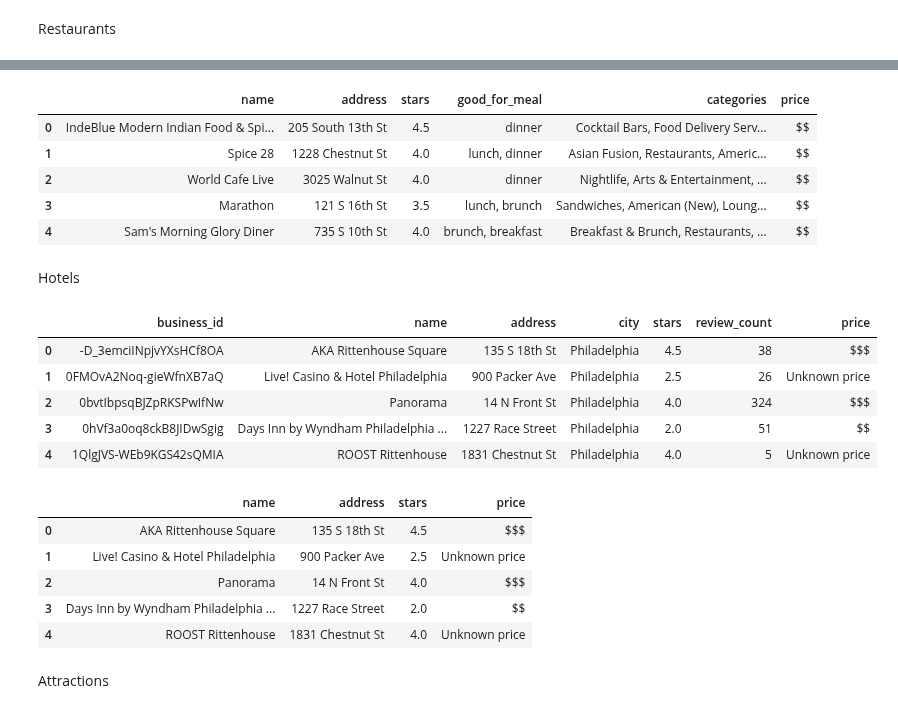
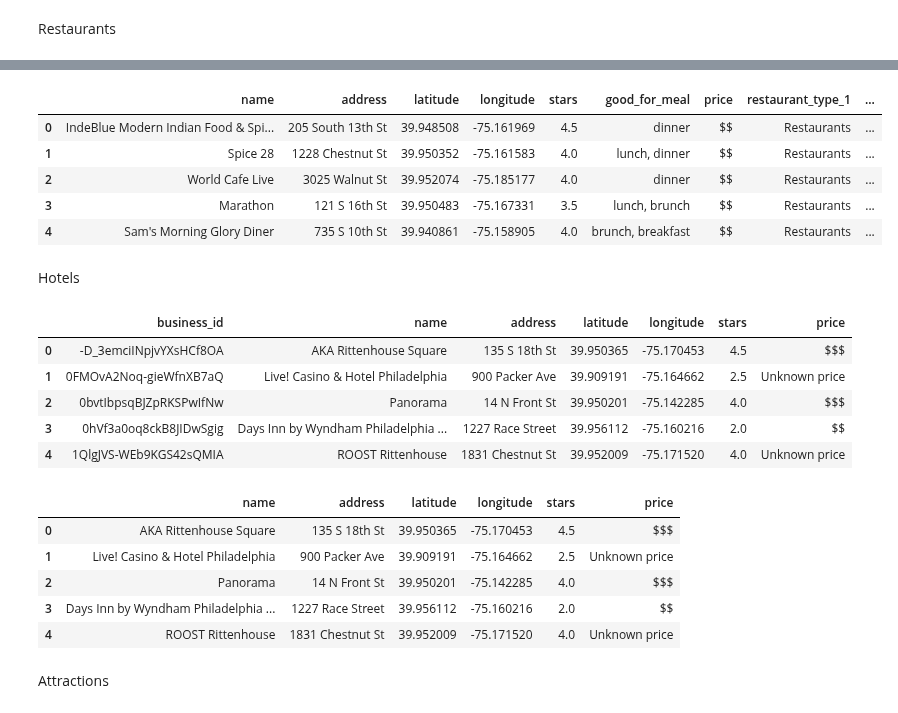
Before and after one commit to EthanWTL/Travel-Planning-AI, a Jupyter notebook: YelpDataSetCreation.ipynb, the cells around one changed output, grey strips where cells are left out. Saved outputs shown, nothing was run; the diff lists cells and outputs as text; code cells hidden in the pictures.

Commit message:
finish the task 1 dataset

```diff
--- a/YelpDataSetCreation.ipynb
+++ b/YelpDataSetCreation.ipynb
@@ -729,7 +729,7 @@ import json
 import pandas as pd
 
 data = []
-with open('Datasets/Restaurants_pruned.jsonl', 'r') as f:
+with open('Datasets/Restaurants_task1.jsonl', 'r') as f:
     for line in f:
         data.append(json.loads(line))
 
@@ -745,11 +745,11 @@ df.head()
 # %%
-df = df.loc[:, ['name', 'address', 'stars', 'good_for_meal', 'categories', 'price']]
+df = df.loc[:, ['name', 'address', 'latitude','longitude', 'stars', 'good_for_meal', 'price', 'restaurant_type_1','restaurant_type_2','cuisine_1','cuisine_2','perks']]
 df.head()
 # %% [output]
-|  | name | address | stars | good_for_meal | categories | price |
-| 0 | IndeBlue Modern Indian Food & Spi... | 205 South 13th St | 4.5 | dinner | Cocktail Bars, Food Delivery Serv... | $$ |
-| 1 | Spice 28 | 1228 Chestnut St | 4.0 | lunch, dinner | Asian Fusion, Restaurants, Americ... | $$ |
-| 2 | World Cafe Live | 3025 Walnut St | 4.0 | dinner | Nightlife, Arts & Entertainment, ... | $$ |
-| 3 | Marathon | 121 S 16th St | 3.5 | lunch, brunch | Sandwiches, American (New), Loung... | $$ |
-| 4 | Sam's Morning Glory Diner | 735 S 10th St | 4.0 | brunch, breakfast | Breakfast & Brunch, Restaurants, ... | $$ |
+|  | name | address | latitude | longitude | stars | good_for_meal | price | restaurant_type_1 | ... |
+| 0 | IndeBlue Modern Indian Food & Spi... | 205 South 13th St | 39.948508 | -75.161969 | 4.5 | dinner | $$ | Restaurants | ... |
+| 1 | Spice 28 | 1228 Chestnut St | 39.950352 | -75.161583 | 4.0 | lunch, dinner | $$ | Restaurants | ... |
+| 2 | World Cafe Live | 3025 Walnut St | 39.952074 | -75.185177 | 4.0 | dinner | $$ | Restaurants | ... |
+| 3 | Marathon | 121 S 16th St | 39.950483 | -75.167331 | 3.5 | lunch, brunch | $$ | Restaurants | ... |
+| 4 | Sam's Morning Glory Diner | 735 S 10th St | 39.940861 | -75.158905 | 4.0 | brunch, breakfast | $$ | Restaurants | ... |
 # %%
@@ -757,31 +757,28 @@ df.to_csv('Datasets/Restaurants.csv', index=False)
 # %% [markdown]
 Hotels
 # %%
-import json
-import pandas as pd
-
 data = []
-with open('Datasets/Hotels_pruned.jsonl', 'r') as f:
+with open('Datasets/Hotels_task1.jsonl', 'r') as f:
     for line in f:
         data.append(json.loads(line))
 
 df = pd.DataFrame(data)
 df.head()
 # %% [output]
-|  | business_id | name | address | city | stars | review_count | price |
-| 0 | -D_3emciINpjvYXsHCf8OA | AKA Rittenhouse Square | 135 S 18th St | Philadelphia | 4.5 | 38 | $$$ |
-| 1 | 0FMOvA2Noq-gieWfnXB7aQ | Live! Casino & Hotel Philadelphia | 900 Packer Ave | Philadelphia | 2.5 | 26 | Unknown price |
-| 2 | 0bvtIbpsqBJZpRKSPwIfNw | Panorama | 14 N Front St | Philadelphia | 4.0 | 324 | $$$ |
-| 3 | 0hVf3a0oq8ckB8JIDwSgig | Days Inn by Wyndham Philadelphia ... | 1227 Race Street | Philadelphia | 2.0 | 51 | $$ |
-| 4 | 1QlgJVS-WEb9KGS42sQMIA | ROOST Rittenhouse | 1831 Chestnut St | Philadelphia | 4.0 | 5 | Unknown price |
+|  | business_id | name | address | latitude | longitude | stars | price |
+| 0 | -D_3emciINpjvYXsHCf8OA | AKA Rittenhouse Square | 135 S 18th St | 39.950365 | -75.170453 | 4.5 | $$$ |
+| 1 | 0FMOvA2Noq-gieWfnXB7aQ | Live! Casino & Hotel Philadelphia | 900 Packer Ave | 39.909191 | -75.164662 | 2.5 | Unknown price |
+| 2 | 0bvtIbpsqBJZpRKSPwIfNw | Panorama | 14 N Front St | 39.950201 | -75.142285 | 4.0 | $$$ |
+| 3 | 0hVf3a0oq8ckB8JIDwSgig | Days Inn by Wyndham Philadelphia ... | 1227 Race Street | 39.956112 | -75.160216 | 2.0 | $$ |
+| 4 | 1QlgJVS-WEb9KGS42sQMIA | ROOST Rittenhouse | 1831 Chestnut St | 39.952009 | -75.171520 | 4.0 | Unknown price |
 # %%
-df = df.loc[:, ['name', 'address', 'stars', 'price']]
+df = df.loc[:, ['name', 'address', 'latitude','longitude', 'stars', 'price']]
 df.head()
 # %% [output]
-|  | name | address | stars | price |
-| 0 | AKA Rittenhouse Square | 135 S 18th St | 4.5 | $$$ |
-| 1 | Live! Casino & Hotel Philadelphia | 900 Packer Ave | 2.5 | Unknown price |
-| 2 | Panorama | 14 N Front St | 4.0 | $$$ |
-| 3 | Days Inn by Wyndham Philadelphia ... | 1227 Race Street | 2.0 | $$ |
-| 4 | ROOST Rittenhouse | 1831 Chestnut St | 4.0 | Unknown price |
+|  | name | address | latitude | longitude | stars | price |
+| 0 | AKA Rittenhouse Square | 135 S 18th St | 39.950365 | -75.170453 | 4.5 | $$$ |
+| 1 | Live! Casino & Hotel Philadelphia | 900 Packer Ave | 39.909191 | -75.164662 | 2.5 | Unknown price |
+| 2 | Panorama | 14 N Front St | 39.950201 | -75.142285 | 4.0 | $$$ |
+| 3 | Days Inn by Wyndham Philadelphia ... | 1227 Race Street | 39.956112 | -75.160216 | 2.0 | $$ |
+| 4 | ROOST Rittenhouse | 1831 Chestnut St | 39.952009 | -75.171520 | 4.0 | Unknown price |
 # %%
```
Also changed, not shown: parts of 26 cells of this notebook, 3 other files.
